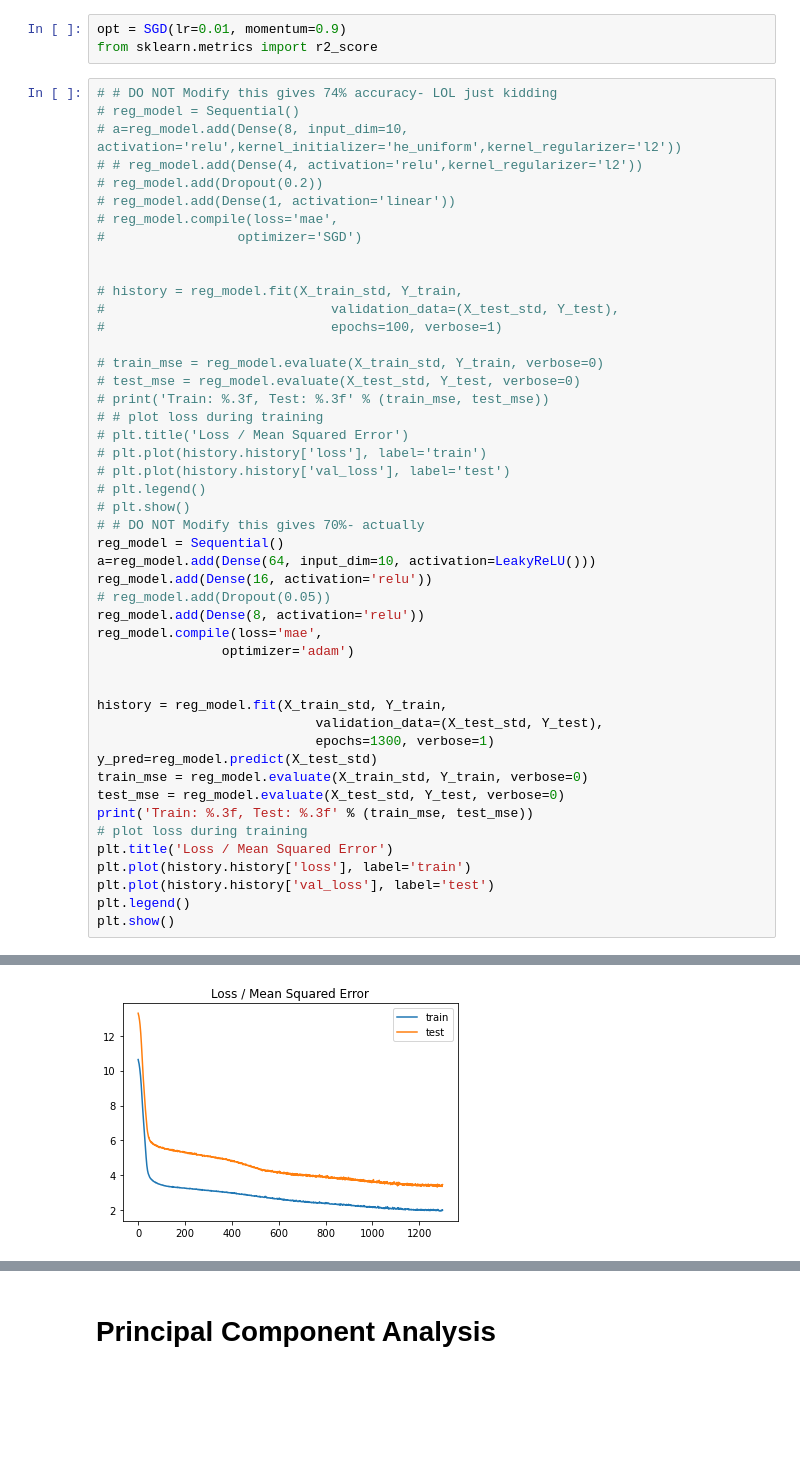
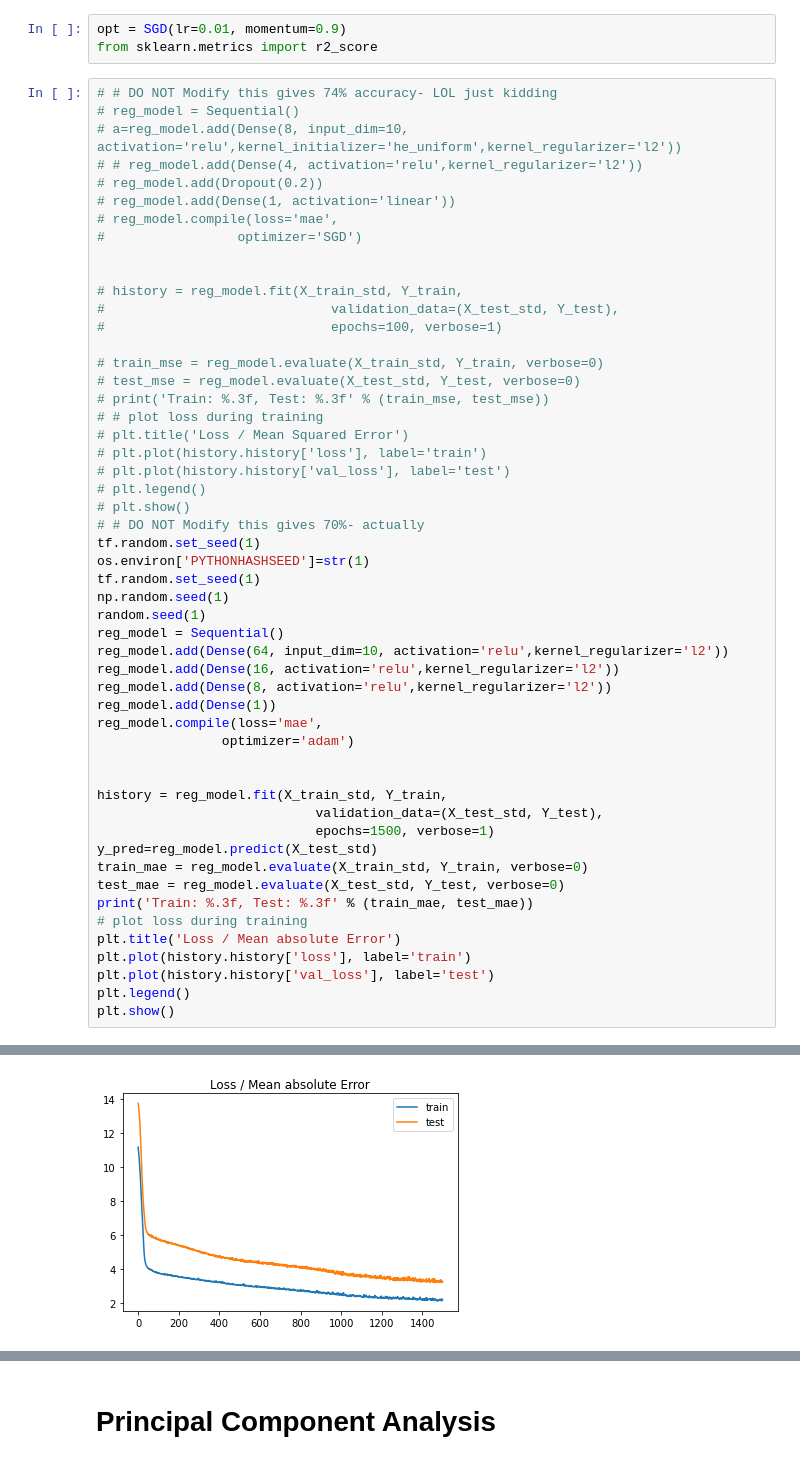
Before and after one commit to vinayakkrishanprasad/Prediction-of-Phase-Fraction-of-Steel-to-obtain-Aging-Response, a Jupyter notebook: Aging_new.ipynb, the cells around one changed output, grey strips where cells are left out. Drawn from its saved outputs; the diff is of its cells as text; blank space fills up the shorter version.

```diff
--- a/Aging_new.ipynb
+++ b/Aging_new.ipynb
@@ -276,24 +276,29 @@ from sklearn.metrics import r2_score
 # plt.legend()
 # plt.show()
 # # DO NOT Modify this gives 70%- actually
+tf.random.set_seed(1)
+os.environ['PYTHONHASHSEED']=str(1)
+tf.random.set_seed(1)
+np.random.seed(1)
+random.seed(1)
 reg_model = Sequential()
-a=reg_model.add(Dense(64, input_dim=10, activation=LeakyReLU()))
-reg_model.add(Dense(16, activation='relu'))
-# reg_model.add(Dropout(0.05))
-reg_model.add(Dense(8, activation='relu'))
+reg_model.add(Dense(64, input_dim=10, activation='relu',kernel_regularizer='l2'))
+reg_model.add(Dense(16, activation='relu',kernel_regularizer='l2'))
+reg_model.add(Dense(8, activation='relu',kernel_regularizer='l2'))
+reg_model.add(Dense(1))
 reg_model.compile(loss='mae',
                 optimizer='adam')
 
 
 history = reg_model.fit(X_train_std, Y_train,
                             validation_data=(X_test_std, Y_test),
-                            epochs=1300, verbose=1)
+                            epochs=1500, verbose=1)
 y_pred=reg_model.predict(X_test_std)
-train_mse = reg_model.evaluate(X_train_std, Y_train, verbose=0)
-test_mse = reg_model.evaluate(X_test_std, Y_test, verbose=0)
-print('Train: %.3f, Test: %.3f' % (train_mse, test_mse))
+train_mae = reg_model.evaluate(X_train_std, Y_train, verbose=0)
+test_mae = reg_model.evaluate(X_test_std, Y_test, verbose=0)
+print('Train: %.3f, Test: %.3f' % (train_mae, test_mae))
 # plot loss during training
-plt.title('Loss / Mean Squared Error')
+plt.title('Loss / Mean absolute Error')
 plt.plot(history.history['loss'], label='train')
 plt.plot(history.history['val_loss'], label='test')
 plt.legend()
@@ -319,2 +324,2 @@ Train: 1.992, Test: 3.469
-[figure, old version]
+[figure, new version]
 # %%
```
Also changed, not shown: parts of 13 cells of this notebook.
